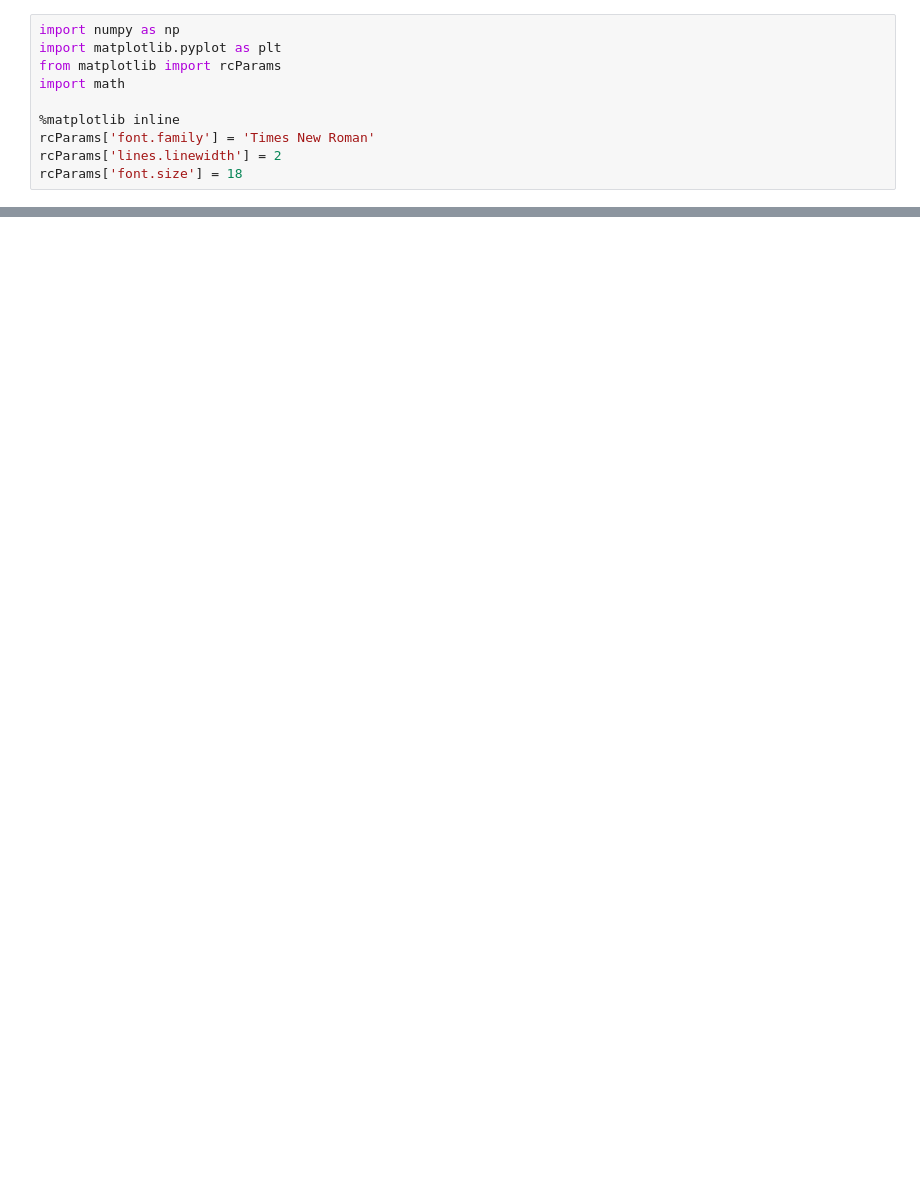
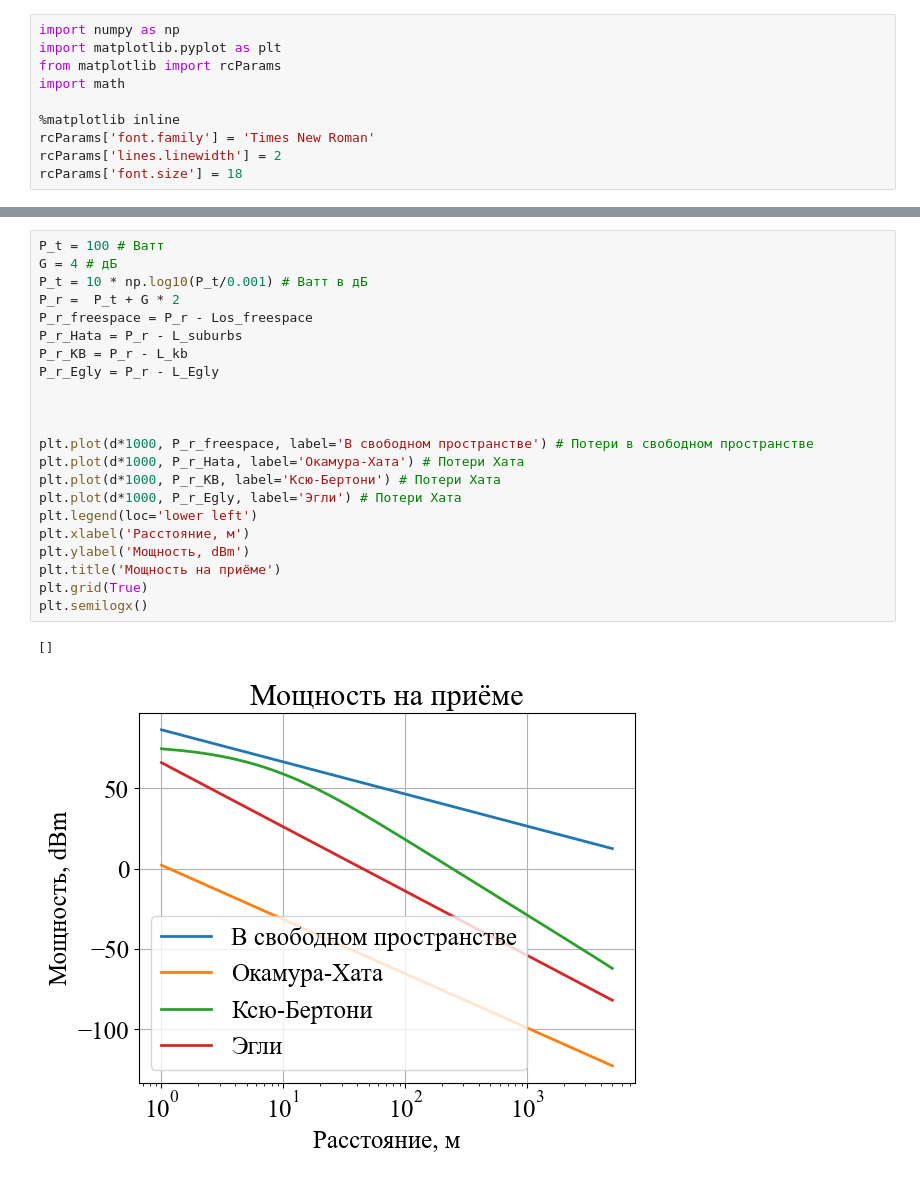
Before and after one commit to liveinscarlet/Study, a Jupyter notebook: Шапошникова/Propogation_losses/Propogation losses.ipynb, the cells around one changed output, grey strips where cells are left out. Cells and saved outputs as stored; diff of their text form; blank space fills up the shorter version.

```diff
--- a/Шапошникова/Propogation_losses/Propogation losses.ipynb
+++ b/Шапошникова/Propogation_losses/Propogation losses.ipynb
@@ -75,0 +94,25 @@ Text(0.5, 1.0, 'Потери в модели Ксю-Бертони')
+# %%
+P_t = 100 # Ватт
+G = 4 # дБ
+P_t = 10 * np.log10(P_t/0.001) # Ватт в дБ
+P_r =  P_t + G * 2
+P_r_freespace = P_r - Los_freespace
+P_r_Hata = P_r - L_suburbs
+P_r_KB = P_r - L_kb
+P_r_Egly = P_r - L_Egly
+
+
+
+plt.plot(d*1000, P_r_freespace, label='В свободном пространстве') # Потери в свободном пространстве
+plt.plot(d*1000, P_r_Hata, label='Окамура-Хата') # Потери Хата
+plt.plot(d*1000, P_r_KB, label='Ксю-Бертони') # Потери Хата
+plt.plot(d*1000, P_r_Egly, label='Эгли') # Потери Хата
+plt.legend(loc='lower left')
+plt.xlabel('Расстояние, м')
+plt.ylabel('Мощность, dBm')
+plt.title('Мощность на приёме')
+plt.grid(True)
+plt.semilogx()
+# %% [output]
+[]
+[figure, added]
```
Also changed, not shown: parts of 4 cells of this notebook.
